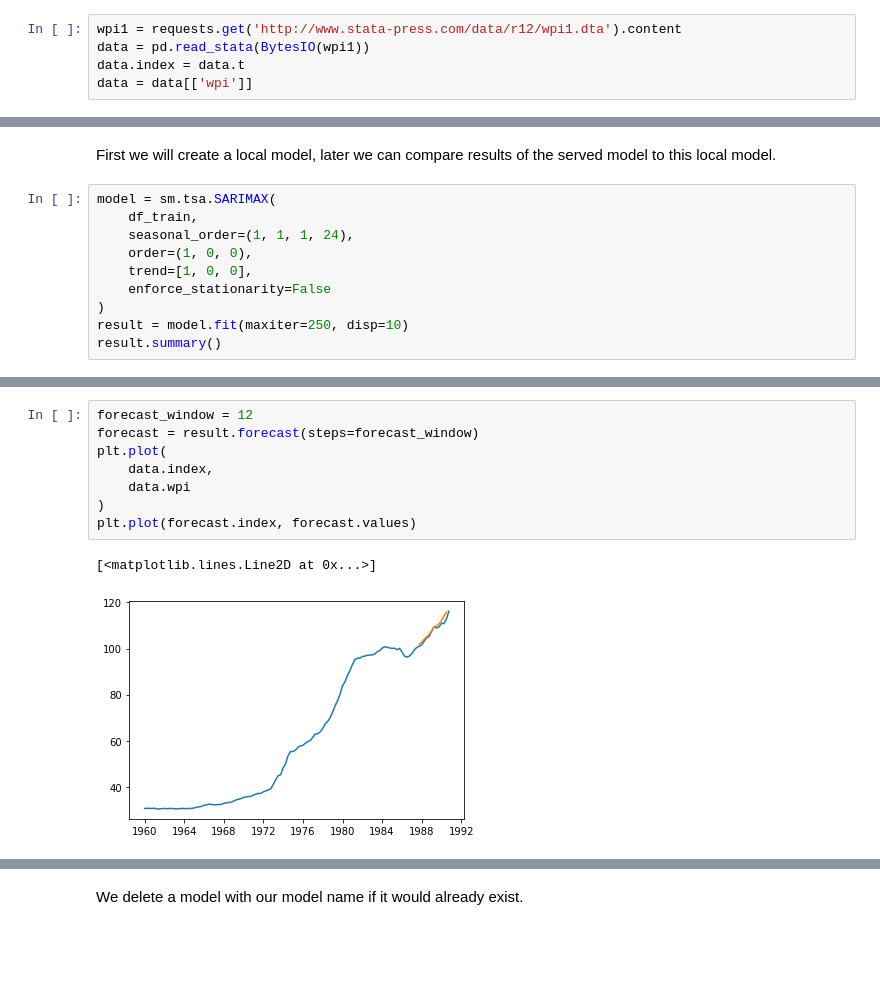
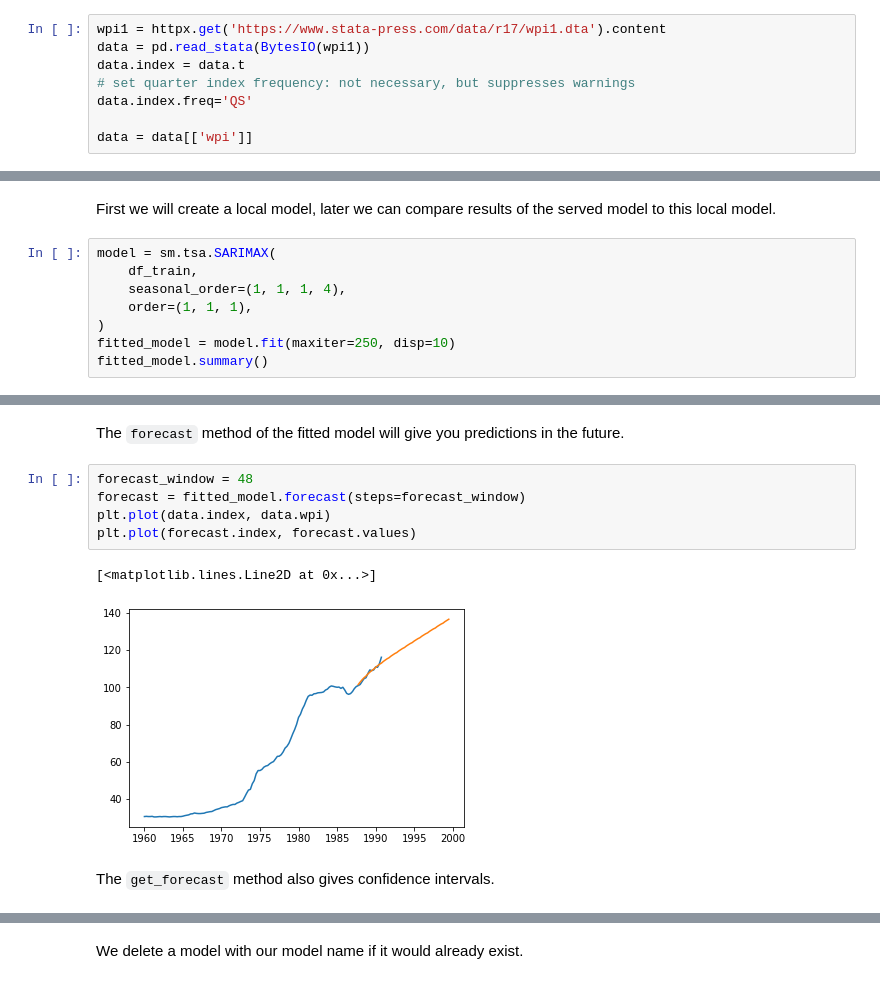
Before and after one commit to waylayio/demo-general, a Jupyter notebook: byoml/SARIMA.ipynb, the cells around one changed output, grey strips where cells are left out. Saved outputs shown, nothing was run; the diff lists cells and outputs as text; blank space fills up the shorter version.

```diff
--- a/byoml/SARIMA.ipynb
+++ b/byoml/SARIMA.ipynb
@@ -13,7 +15,10 @@ from requests.auth import HTTPBasicAuth
 
 from io import BytesIO
 # %%
-wpi1 = requests.get('http://www.stata-press.com/data/r12/wpi1.dta').content
+wpi1 = httpx.get('https://www.stata-press.com/data/r17/wpi1.dta').content
 data = pd.read_stata(BytesIO(wpi1))
 data.index = data.t
+# set quarter index frequency: not necessary, but suppresses warnings
+data.index.freq='QS'
+
 data = data[['wpi']]
@@ -69,11 +52,9 @@ First we will create a local model, later we can compare results of the served m
 # %%
 model = sm.tsa.SARIMAX(
     df_train,
-    seasonal_order=(1, 1, 1, 24),
-    order=(1, 0, 0),
-    trend=[1, 0, 0],
-    enforce_stationarity=False
+    seasonal_order=(1, 1, 1, 4),
+    order=(1, 1, 1),
 )
-result = model.fit(maxiter=250, disp=10)
-result.summary()
+fitted_model = model.fit(maxiter=250, disp=10)
+fitted_model.summary()
 # %% [output]
@@ -141,11 +123,12 @@ plt.show()
+# %% [markdown]
+The `forecast` method of the fitted model will give you predictions in the future.
 # %%
-forecast_window = 12
-forecast = result.forecast(steps=forecast_window)
-plt.plot(
-    data.index,
-    data.wpi
-)
+forecast_window = 48
+forecast = fitted_model.forecast(steps=forecast_window)
+plt.plot(data.index, data.wpi)
 plt.plot(forecast.index, forecast.values)
 # %% [output]
 [<matplotlib.lines.Line2D at 0x...>]
-[figure, old version]
+[figure, new version]
+# %% [markdown]
+The `get_forecast` method also gives confidence intervals.
```
Also changed, not shown: parts of 38 cells of this notebook, 43 other files.
